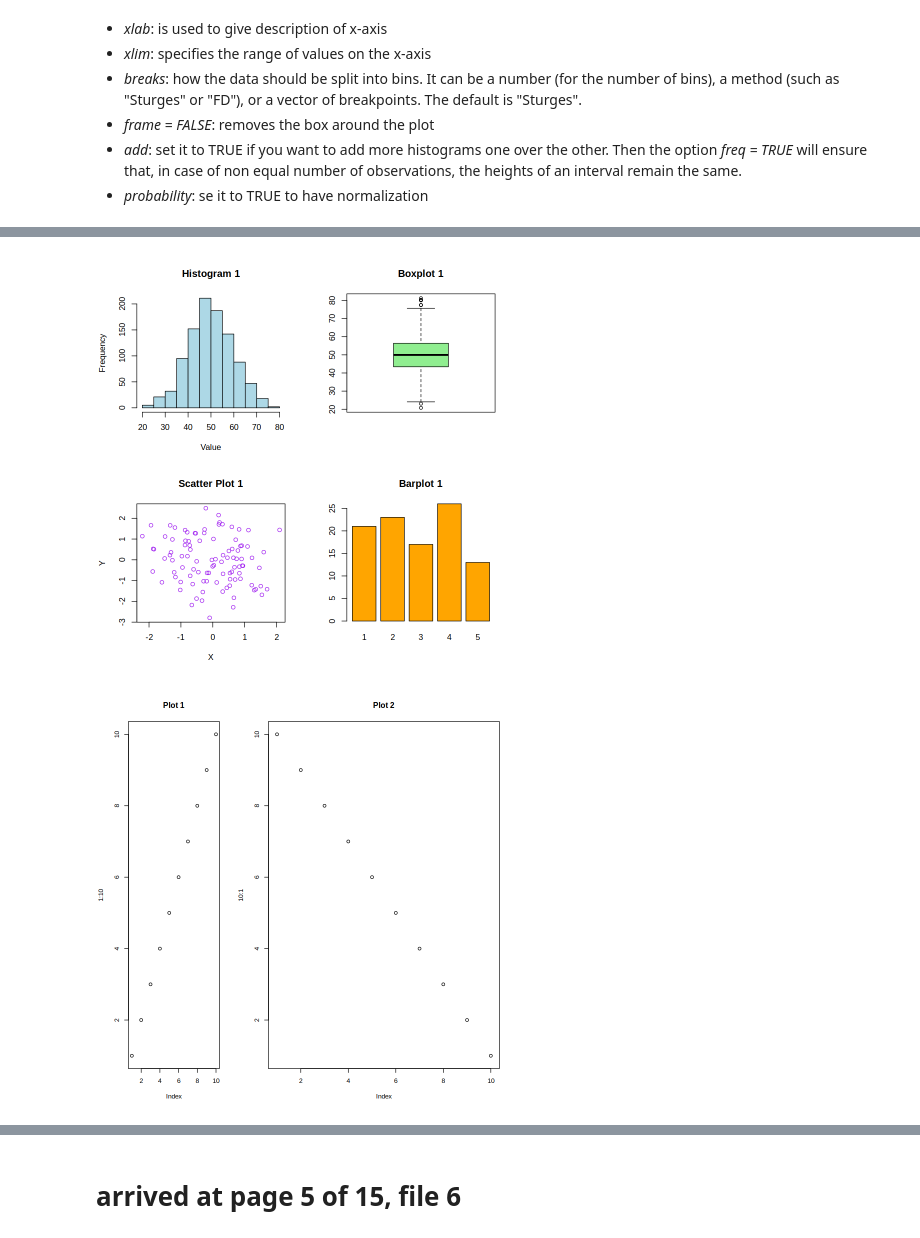
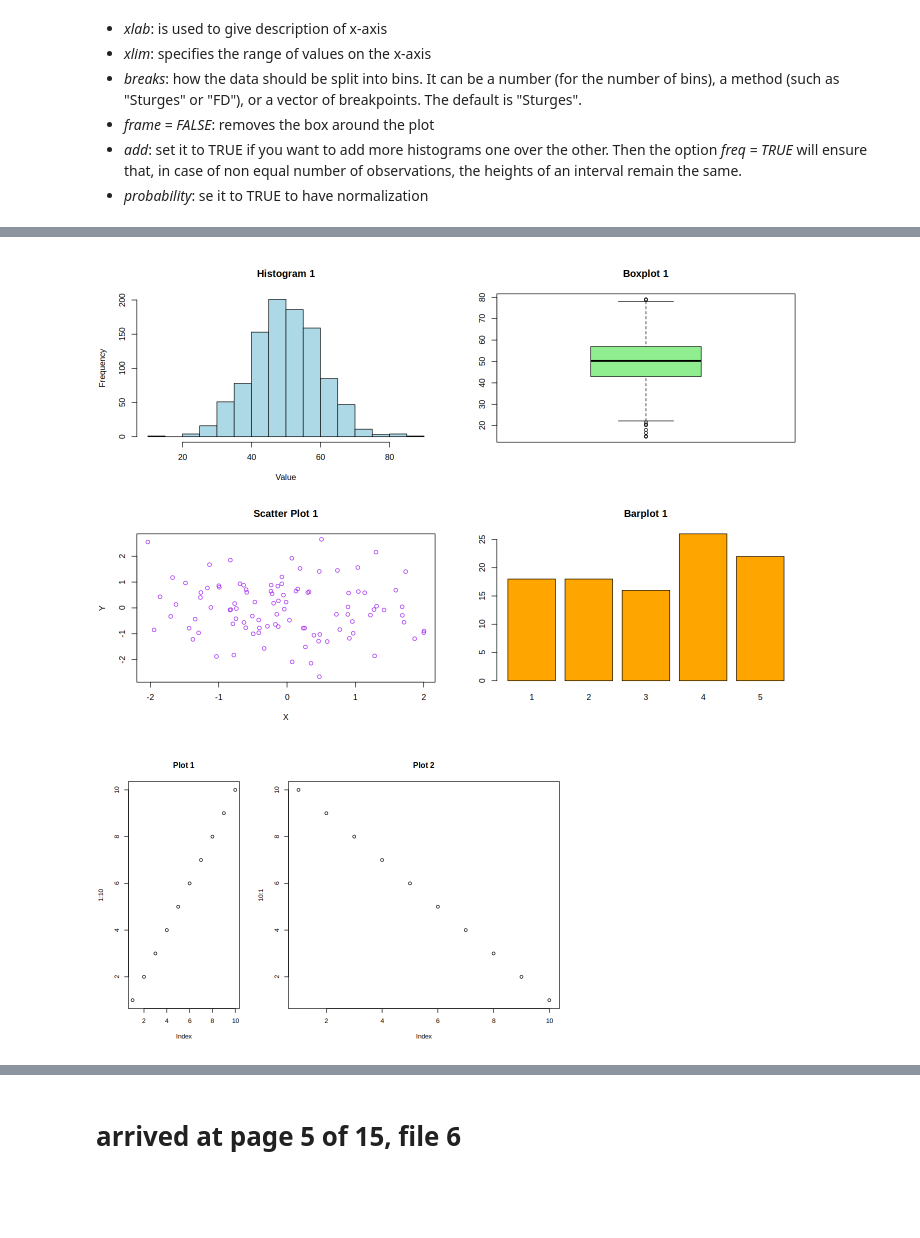
Before and after one commit to seccobenedetto/coding_tutorials, a Jupyter notebook: R.ipynb, the cells around one changed output, grey strips where cells are left out. Cells and saved outputs as stored; diff of their text form; code cells hidden in the pictures; blank space fills up the shorter version.

````diff
--- a/R.ipynb
+++ b/R.ipynb
@@ -1059,22 +1105,24 @@ M <- matrix( c(1,1,2,3,0,4) , nrow=2, ncol=3 )
 layout( M )
 ```
 # %%
+options(repr.plot.width = 12, repr.plot.height = 8)
 # Set up the plotting area to have 2 rows and 2 columns
 par(mfrow = c(2, 2))  # 2 rows and 2 columns
 
 hist(rnorm(1000, mean = 50, sd = 10), main = "Histogram 1", xlab = "Value", col = "lightblue")
 
 boxplot(rnorm(1000, mean = 50, sd = 10), main = "Boxplot 1", col = "lightgreen")
 
 plot(rnorm(100), rnorm(100), main = "Scatter Plot 1", xlab = "X", ylab = "Y", col = "purple")
 
 barplot(table(sample(1:5, 100, replace = TRUE)), main = "Barplot 1", col = "orange")
 
 # Reset the plotting layout to default (1 plot per window)
 par(mfrow = c(1, 1))
 # %% [output]
-[figure, old version]
+[figure, new version]
 # %%
+options(repr.plot.width = 8, repr.plot.height = 5)
 layout( matrix( c(1, 2, 2), nrow = 1) )
 
 # Plot 1 spans two columns
@@ -1082,7 +1130,7 @@ plot(1:10, main = "Plot 1")
 # Plot 2 occupies the remaining column
 plot(10:1, main = "Plot 2")
 # %% [output]
-[figure, old version]
+[figure, new version]
 # %% [markdown]
 #### SCATTER PLOT
 The `plot()` function allows to produce a scatter plot of one variable versus the other.
````
Also changed, not shown: parts of 25 cells of this notebook.
